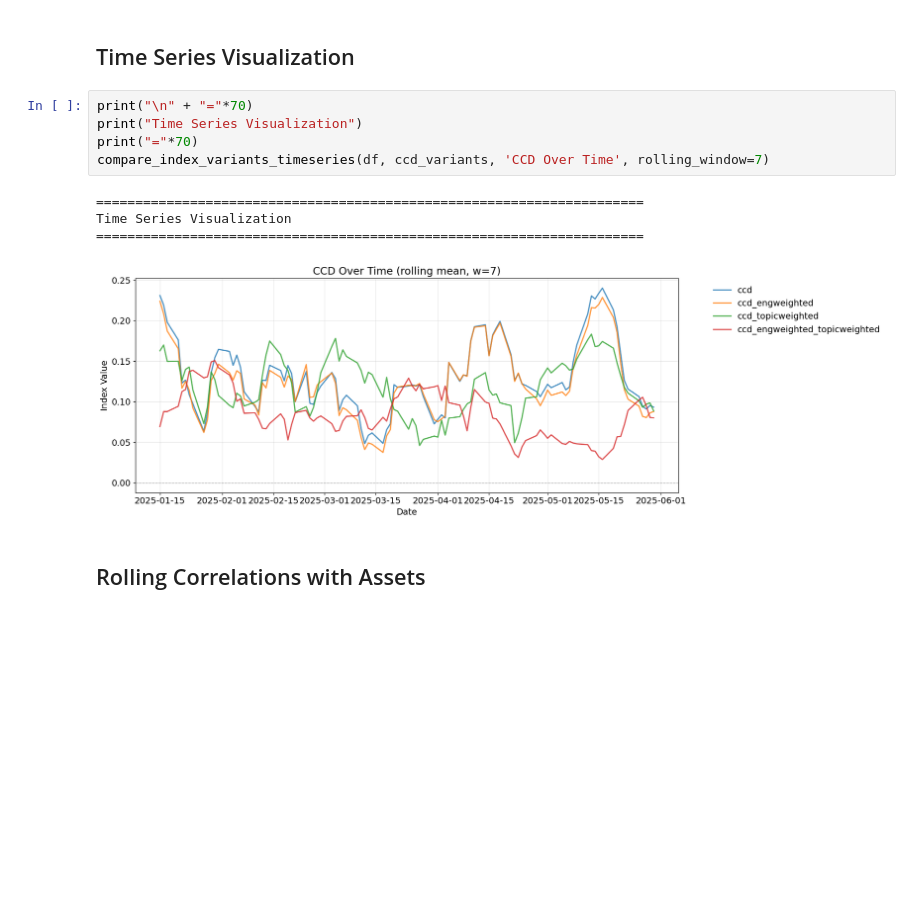
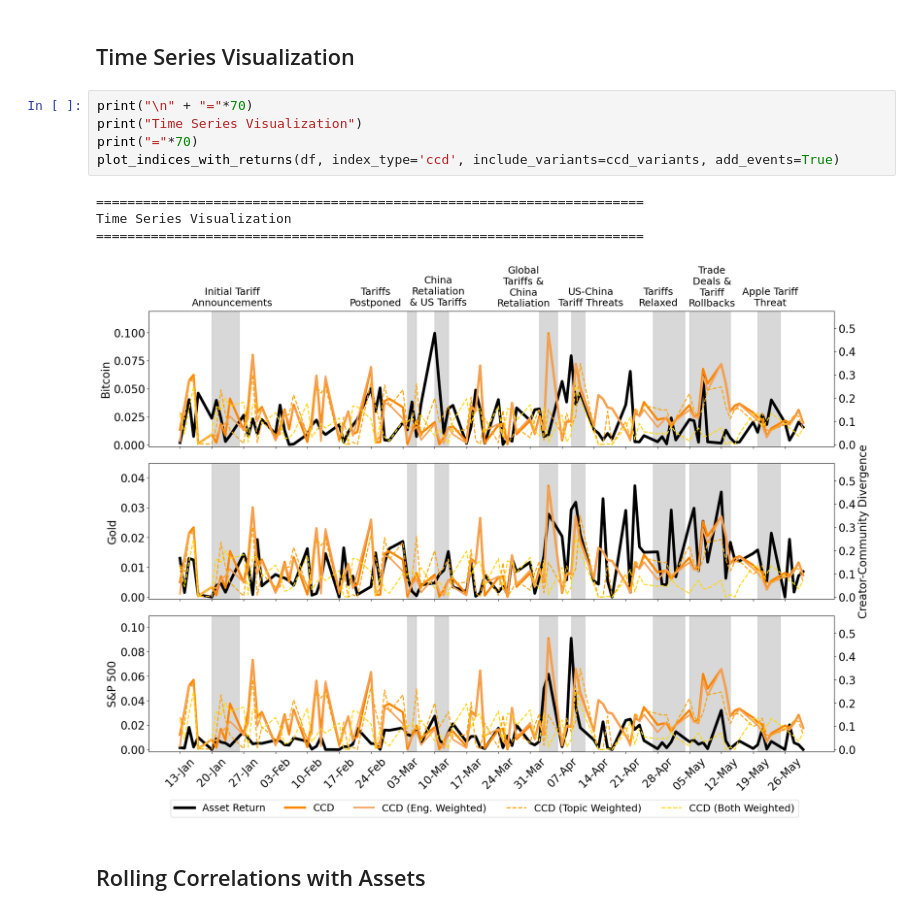
Before and after one commit to isom-ds/youtube-emotion-financial-modelling, a Jupyter notebook: 402_index_comparison_ccd.ipynb, the cells around one changed output. Cells and saved outputs as stored; diff of their text form; blank space fills up the shorter version.

```diff
--- a/402_index_comparison_ccd.ipynb
+++ b/402_index_comparison_ccd.ipynb
@@ -94,13 +95,13 @@ Correlation between variants:
 # %%
 print("\n" + "="*70)
 print("Time Series Visualization")
 print("="*70)
-compare_index_variants_timeseries(df, ccd_variants, 'CCD Over Time', rolling_window=7)
+plot_indices_with_returns(df, index_type='ccd', include_variants=ccd_variants, add_events=True)
 # %% [output]
 ======================================================================
 Time Series Visualization
 ======================================================================
-[figure, old version]
+[figure, new version]
 # %% [markdown]
 ## Rolling Correlations with Assets
 # %%
```
Also changed, not shown: parts of 1 cell of this notebook, 12 other files.
